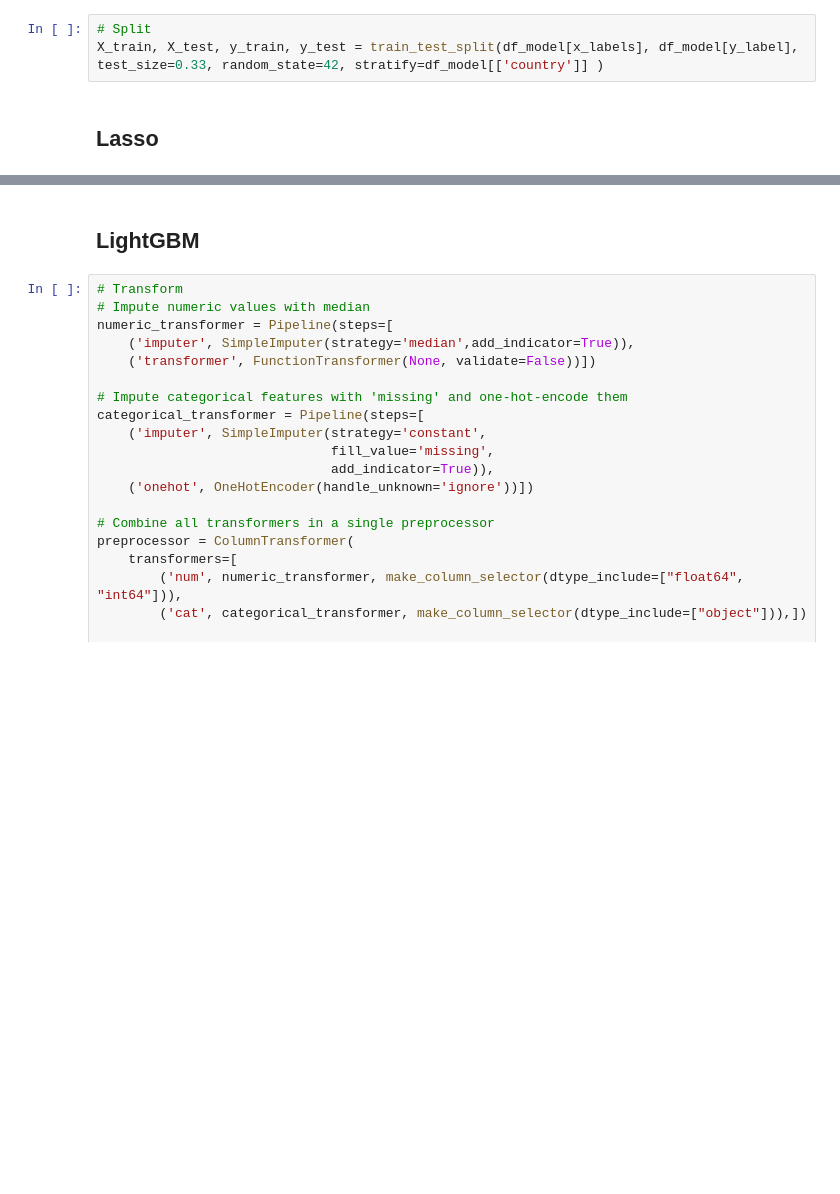
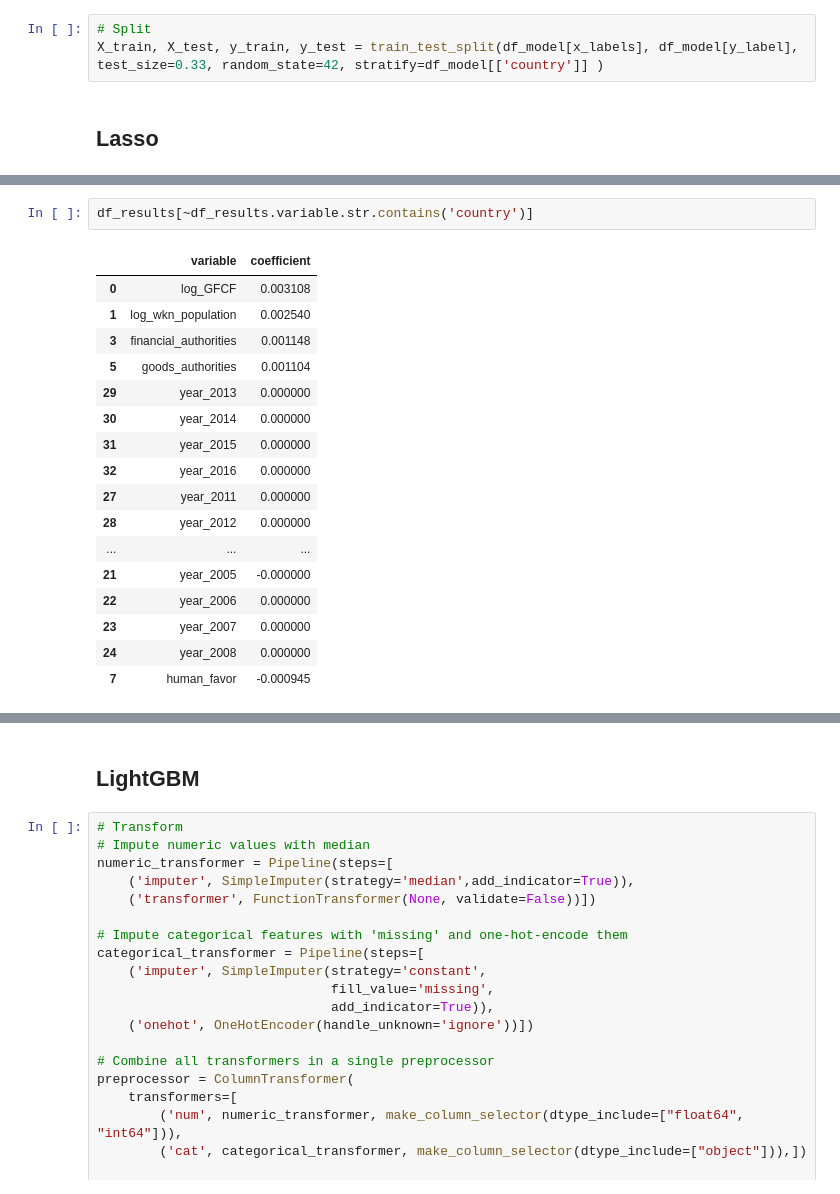
Before and after one commit to jaimeoliver1/social_capital_in_trade_networks, a Jupyter notebook: notebooks/01_02_non_linear_regression_models.ipynb, the cells around one changed output, grey strips where cells are left out. Drawn from its saved outputs; the diff is of its cells as text; blank space fills up the shorter version.

```diff
--- a/notebooks/01_02_non_linear_regression_models.ipynb
+++ b/notebooks/01_02_non_linear_regression_models.ipynb
@@ -104 +106,21 @@ Best estimator intercept = 16.981160037292714
 196 rows × 2 columns
+# %%
+df_results[~df_results.variable.str.contains('country')]
+# %% [output]
+|  | variable | coefficient |
+| 0 | log_GFCF | 0.003108 |
+| 1 | log_wkn_population | 0.002540 |
+| 3 | financial_authorities | 0.001148 |
+| 5 | goods_authorities | 0.001104 |
+| 29 | year_2013 | 0.000000 |
+| 30 | year_2014 | 0.000000 |
+| 31 | year_2015 | 0.000000 |
+| 32 | year_2016 | 0.000000 |
+| 27 | year_2011 | 0.000000 |
+| 28 | year_2012 | 0.000000 |
+| ... | ... | ... |
+| 21 | year_2005 | -0.000000 |
+| 22 | year_2006 | 0.000000 |
+| 23 | year_2007 | 0.000000 |
+| 24 | year_2008 | 0.000000 |
+| 7 | human_favor | -0.000945 |
```
Also changed, not shown: parts of 10 cells of this notebook, 5 other files.
